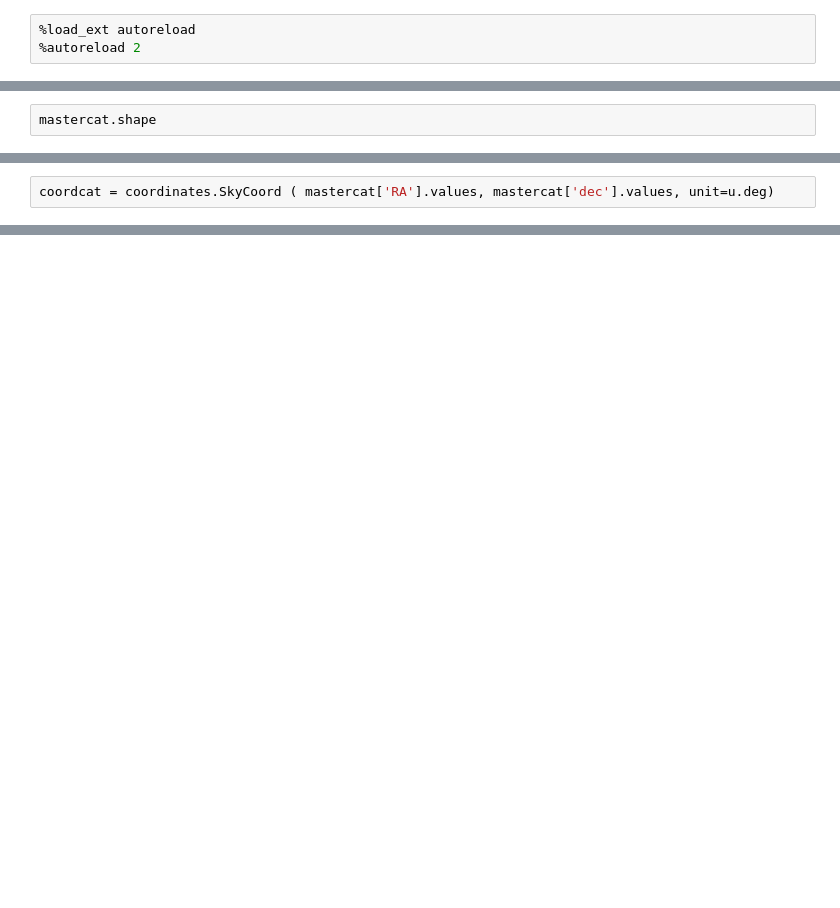
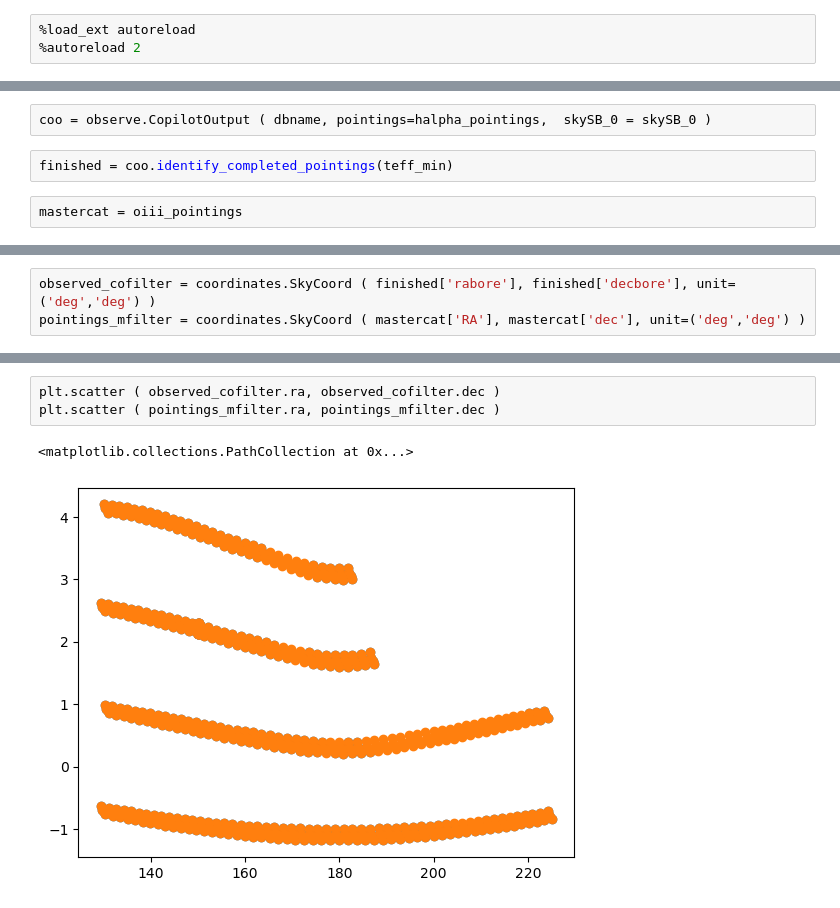
Before and after one commit to MerianSurvey/skipper, a Jupyter notebook: notebooks/Untitled.ipynb, the cells around one changed output, grey strips where cells are left out. Saved outputs shown, nothing was run; the diff lists cells and outputs as text; blank space fills up the shorter version.

Commit message:
update QA figure to reflect depth and show both filters

```diff
--- a/notebooks/Untitled.ipynb
+++ b/notebooks/Untitled.ipynb
@@ -13,2 +27,6 @@ mastercat = pd.read_csv('../pointings/S2021A.csv')
+# %%
+coo = observe.CopilotOutput ( dbname, pointings=halpha_pointings,  skySB_0 = skySB_0 )
+# %%
+finished = coo.identify_completed_pointings(teff_min)
 # %%
-mastercat.shape
+mastercat = oiii_pointings
@@ -21,2 +33,3 @@ $0.22903243 \; \mathrm{{}^{\circ}}$
 # %%
-coordcat = coordinates.SkyCoord ( mastercat['RA'].values, mastercat['dec'].values, unit=u.deg)
+observed_cofilter = coordinates.SkyCoord ( finished['rabore'], finished['decbore'], unit=('deg','deg') )
+pointings_mfilter = coordinates.SkyCoord ( mastercat['RA'], mastercat['dec'], unit=('deg','deg') )
@@ -32,0 +60,6 @@ pixel_indices
+# %%
+plt.scatter ( observed_cofilter.ra, observed_cofilter.dec )
+plt.scatter ( pointings_mfilter.ra, pointings_mfilter.dec )
+# %% [output]
+<matplotlib.collections.PathCollection at 0x...>
+[figure, added]
```
Also changed, not shown: parts of 15 cells of this notebook, 3 other files.
